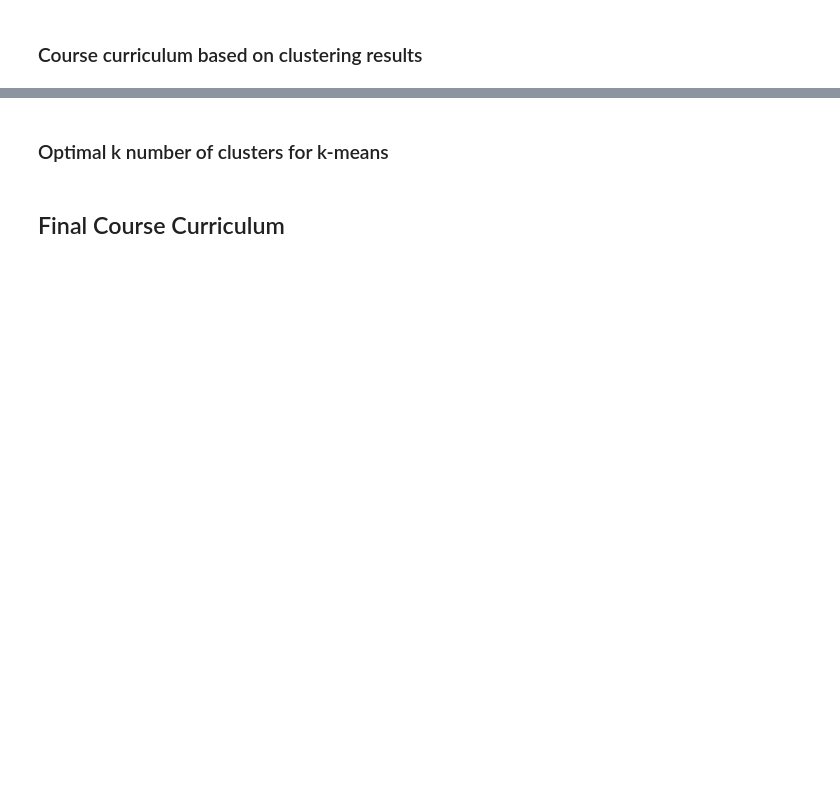
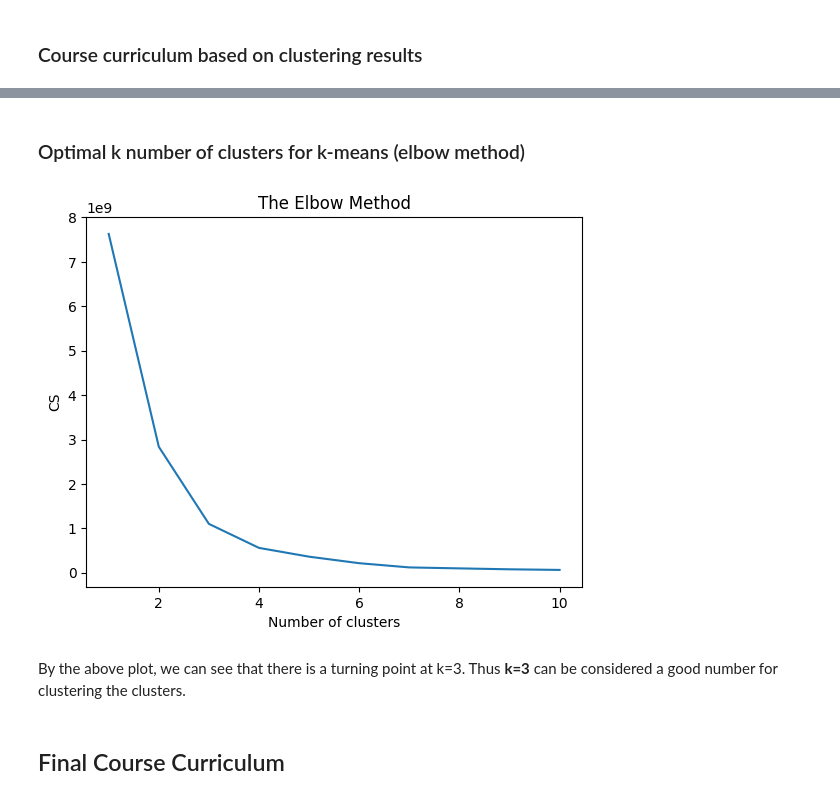
Before and after one commit to linj121/MIE1624-Asg3, a Jupyter notebook: src/lastname_studentnumber_assignment3.ipynb, the cells around one changed output, grey strips where cells are left out. Cells and saved outputs as stored; diff of their text form; code cells hidden in the pictures; blank space fills up the shorter version.

```diff
--- a/src/lastname_studentnumber_assignment3.ipynb
+++ b/src/lastname_studentnumber_assignment3.ipynb
@@ -987,0 +1109,3 @@ memory usage: 460.9+ KB
+# %%
+skill_features_cleaned = skill_features.dropna(subset=['AverageSalary'])
+skill_features_cleaned = skill_features_cleaned.drop('Customer Relationship Management', axis=0)
@@ -988,2 +1182,24 @@ memory usage: 460.9+ KB
 # %% [markdown]
 ### Course curriculum based on clustering results
+# %%
+clustered_skills_manual = {}
+clustered_skills_manual[1] = ['Kubernetes', 'PyTorch']
+clustered_skills_manual[2] = ['Leadership', 'Deep Learning']
+clustered_skills_manual[3] = ['Computer Vision', 'Linux', 'Data Driven',
+                              'Time Series Analysis', 'TensorFlow']
+clustered_skills_manual[4] = ['Data Visualization', 'SQL', 'Presentation',
+                              'Numpy', 'Spark', 'Communication', 'Consulting',
+                              'Data Mining', 'NLP']
+clustered_skills_manual[5] = ['Hadoop', 'Tableau', 'SPSS', 'Cloud Computing',
+                              'Statistical Analysis', 'problem Solving',
+                              'Teamwork']
+clustered_skills_manual[6] = ['API Development', 'Critical Thinking', 'Git',
+                              'Project Management']
+clustered_skills_manual[7] = ['NLTK', 'Model Deployment', 'Scala']
+clustered_skills_manual[8] = ['Business Analytics', 'Python', 'Docker',
+                              'Collaboration', 'Machine Learning',
+                              'Data Warehousing']
+# %%
+input_skills = ''
+for i in clustered_skills_manual.keys():
+    input_skills += 'Course ' + str(i) + ': ' + ', '.join(clustered_skills_manual[i]) + '; '
@@ -990,4 +1280,20 @@ memory usage: 460.9+ KB
 # %% [markdown]
-### Optimal k number of clusters for k-means
+### Optimal k number of clusters for k-means (elbow method)
+# %%
+cs = []
+for i in range(1, 11):
+    kmeans = KMeans(n_clusters = i, init = 'k-means++', max_iter = 300, n_init = 10, random_state = 0)
+    kmeans.fit(all_features)
+    cs.append(kmeans.inertia_)
+plt.plot(range(1, 11), cs)
+plt.title('The Elbow Method')
+plt.xlabel('Number of clusters')
+plt.ylabel('CS')
+plt.show()
+# %% [output]
+[figure, added]
+# %% [markdown]
+By the above plot, we can see that there is a turning point at k=3.
+Thus **k=3** can be considered a good number for clustering the clusters.
 # %% [markdown]
 ## Final Course Curriculum
```
Also changed, not shown: parts of 27 cells of this notebook, 6 other files.
